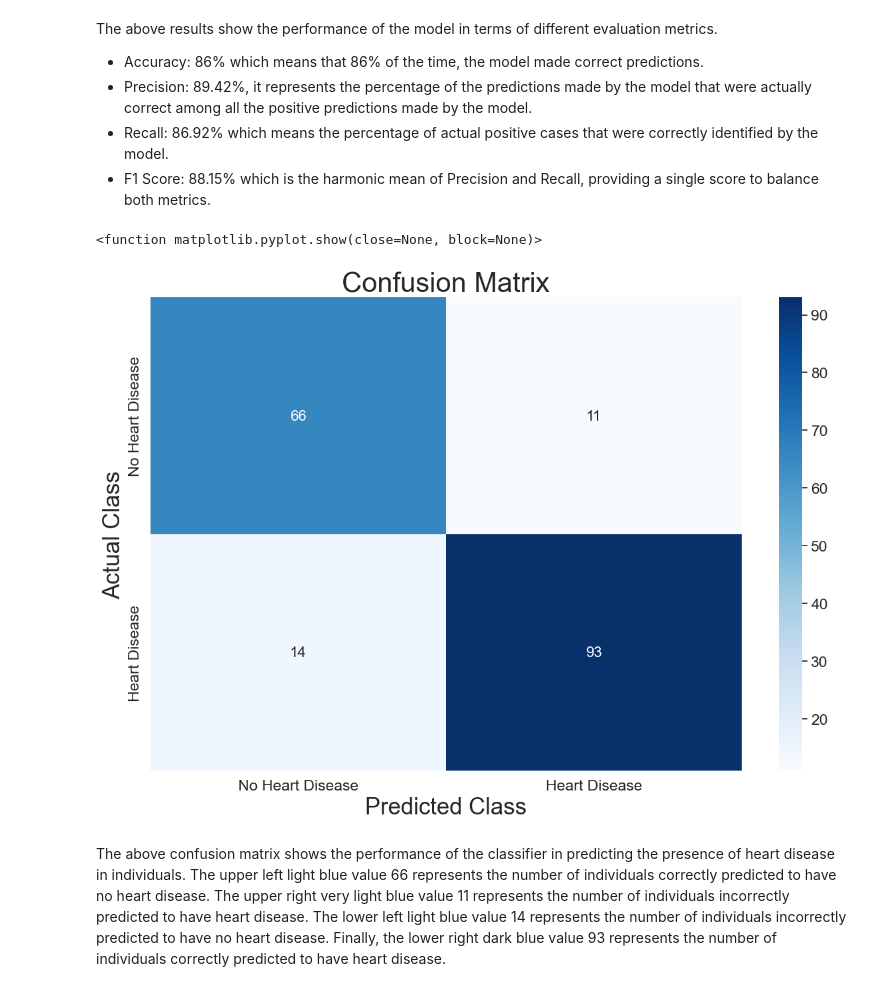
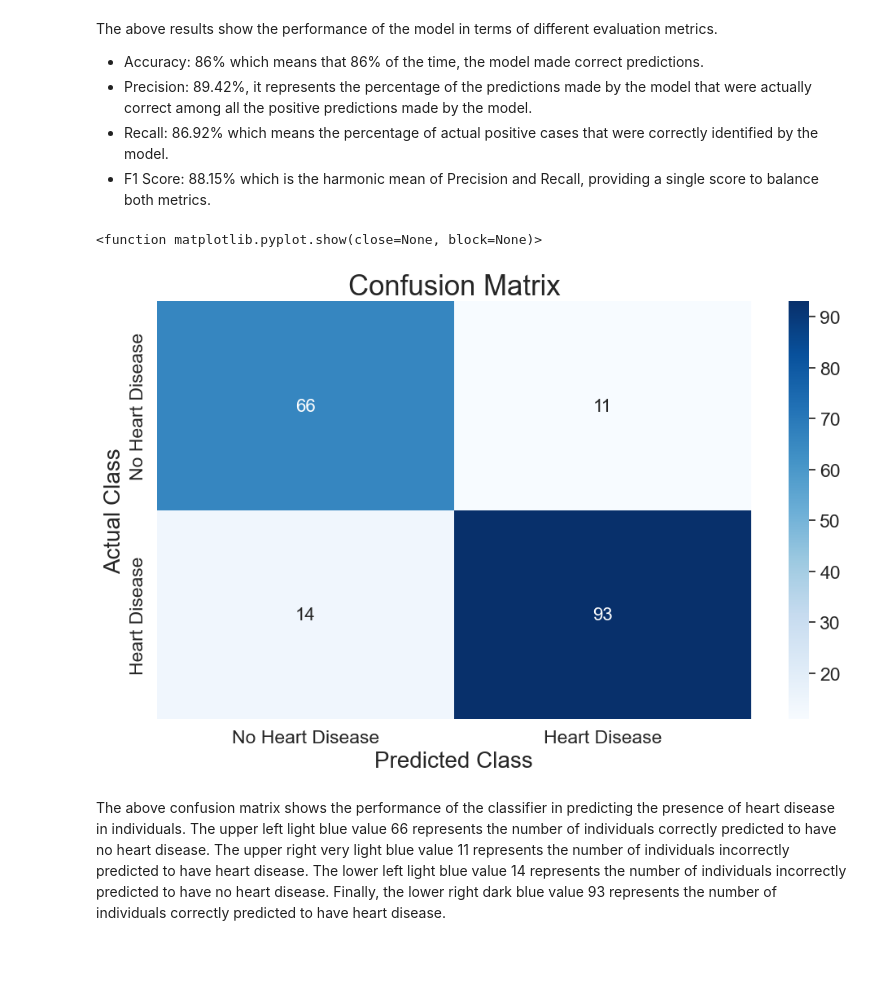
Before and after one commit to Bywani/Heart_Failure_Prediction, a Jupyter notebook: Heart_Failure_Prediction.ipynb, the cells around one changed output. Drawn from its saved outputs; the diff is of its cells as text; code cells hidden in the pictures; blank space fills up the shorter version.

```diff
--- a/Heart_Failure_Prediction.ipynb
+++ b/Heart_Failure_Prediction.ipynb
@@ -250,18 +258,18 @@ The above results show the performance of the model in terms of different evalua
 # %%
 # Plot confusion matrix
 cm = confusion_matrix(y_test, y_pred)
-plt.figure(figsize = (12, 8))
+plt.figure(figsize = (10, 6))
 sns.set(font_scale = 1.5)
 sns.heatmap(cm, annot = True, annot_kws = {'size': 16}, cmap = 'Blues', fmt = 'd',
            xticklabels = ['No Heart Disease', 'Heart Disease'], yticklabels = ['No Heart Disease', 'Heart Disease'])
 plt.tight_layout()
-plt.title('Confusion Matrix', fontsize = 30)
-plt.xlabel('Predicted Class', fontsize = 25)
-plt.ylabel('Actual Class', fontsize = 25)
+plt.title('Confusion Matrix', fontsize = 25)
+plt.xlabel('Predicted Class', fontsize = 20)
+plt.ylabel('Actual Class', fontsize = 20)
 plt.show
 # %% [output]
 <function matplotlib.pyplot.show(close=None, block=None)>
-[figure, old version]
+[figure, new version]
 # %% [markdown]
 The above confusion matrix shows the performance of the classifier in predicting the presence of heart disease in individuals. The upper left light blue value 66 represents the number of individuals correctly predicted to have no heart disease. The upper right very light blue value 11 represents the number of individuals incorrectly predicted to have heart disease. The lower left light blue value 14 represents the number of individuals incorrectly predicted to have no heart disease. Finally, the lower right dark blue value 93 represents the number of individuals correctly predicted to have heart disease.
 # %% [markdown]
```
Also changed, not shown: parts of 10 cells of this notebook.
